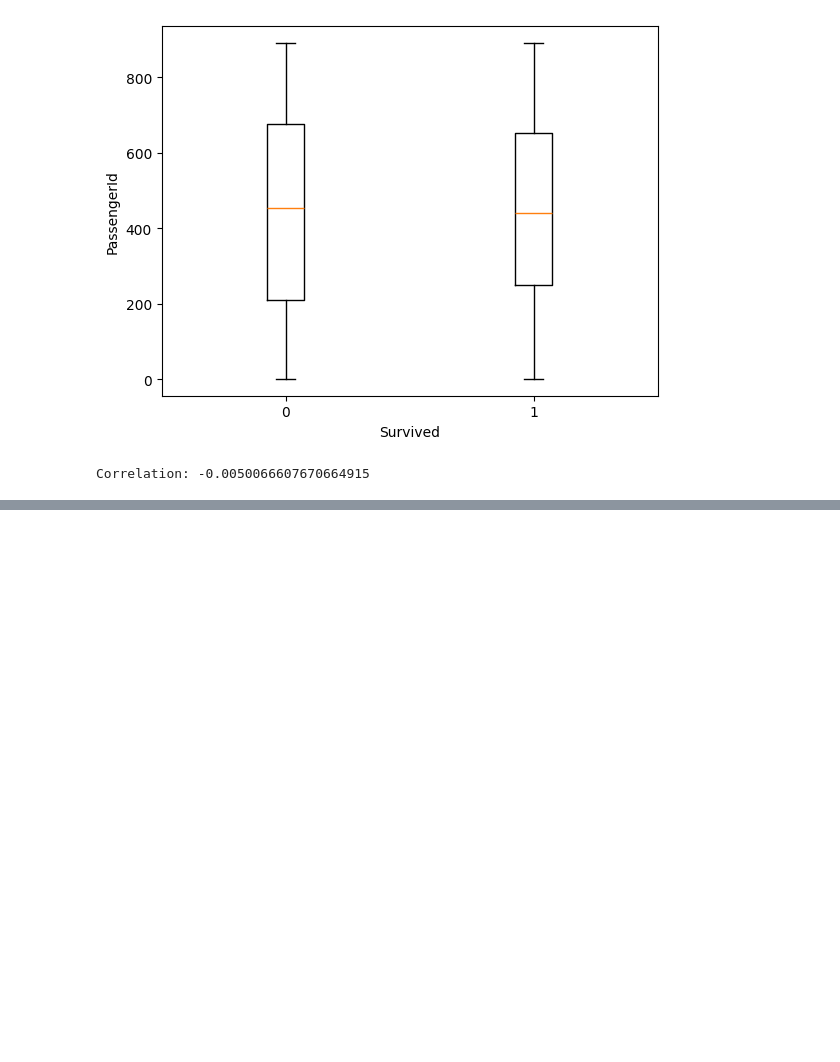
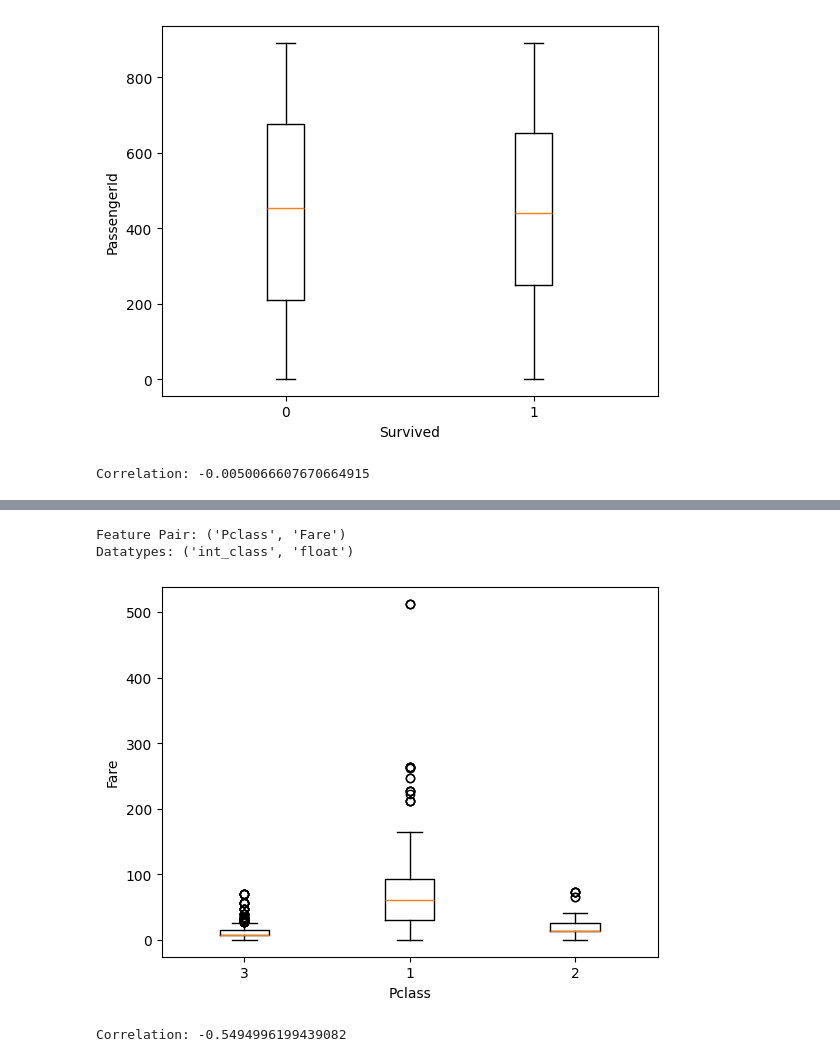
Before and after one commit to nlandy/Titanic, a Jupyter notebook: titanic.ipynb, the cells around one changed output, grey strips where cells are left out. Cells and saved outputs as stored; diff of their text form; code cells hidden in the pictures; blank space fills up the shorter version.

```diff
--- a/titanic.ipynb
+++ b/titanic.ipynb
@@ -709,4 +970,10 @@ EDA_2D(df.PassengerId, df.Embarked)
 # %%
 # 28. Pclass, Fare
+EDA_2D(df.Pclass, df.Fare)
+# %% [output]
+Feature Pair: ('Pclass', 'Fare')
+Datatypes: ('int_class', 'float')
+[figure, added]
+Correlation: -0.5494996199439082
 # %%
 # 29. Pclass, Cabin
```
Also changed, not shown: parts of 44 cells of this notebook.
